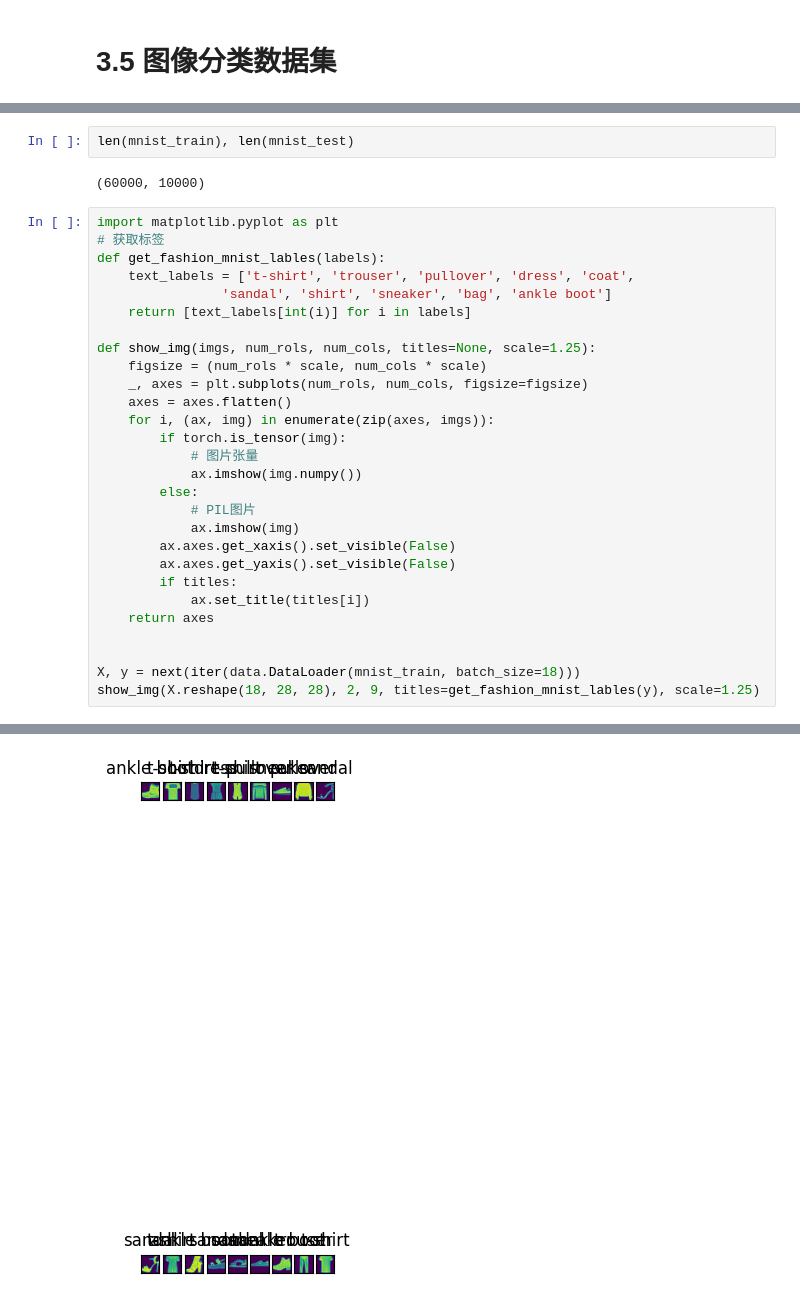
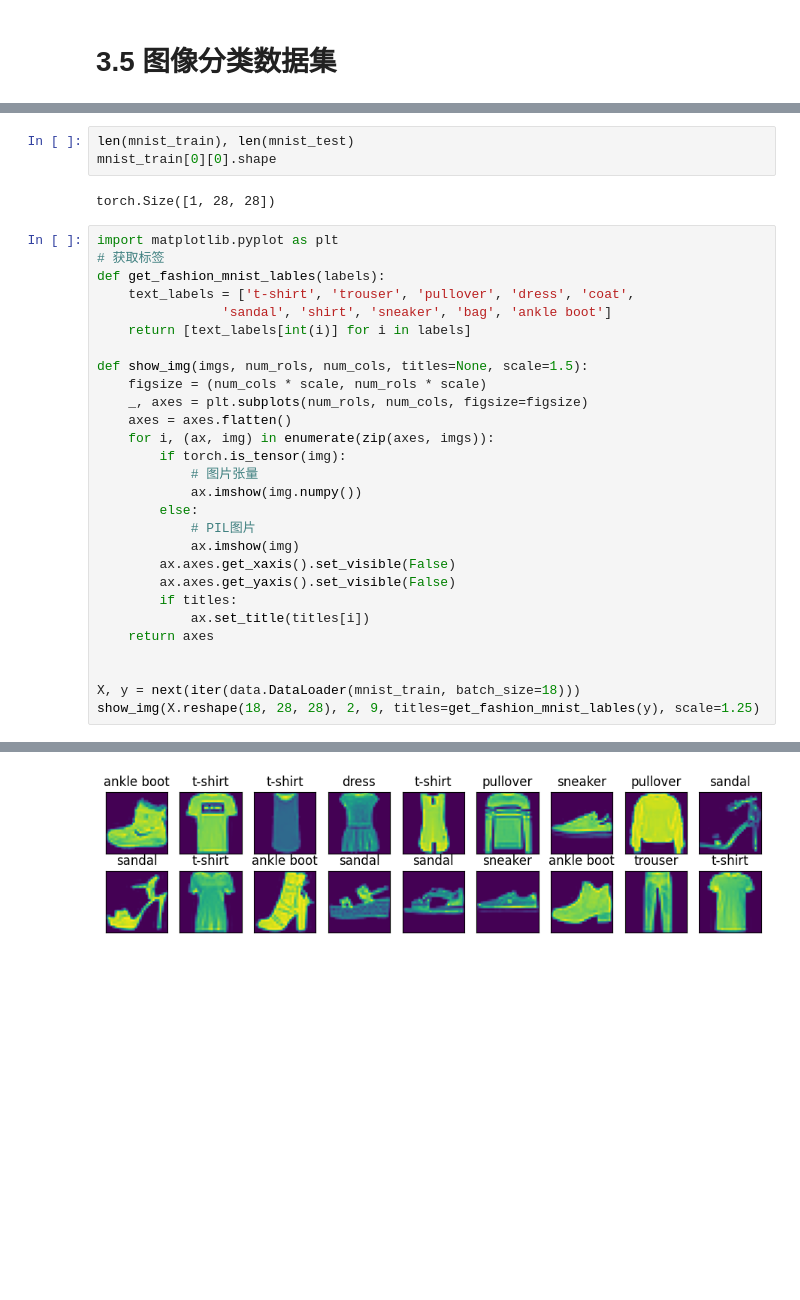
Before and after one commit to liguicheng595/Personal-Knowledge-Base, a Jupyter notebook: Deep-Learning/Dive_Into_Deep_Learning/chapter3线性神经网络.ipynb, the cells around one changed output, grey strips where cells are left out. Cells and saved outputs as stored; diff of their text form; blank space fills up the shorter version.

```diff
--- a/Deep-Learning/Dive_Into_Deep_Learning/chapter3线性神经网络.ipynb
+++ b/Deep-Learning/Dive_Into_Deep_Learning/chapter3线性神经网络.ipynb
@@ -222,8 +223,9 @@ mnist_test = torchvision.datasets.FashionMNIST(root='E:\Personal-Knowledge-Base\
                                                 train=False, transform=trans, download=True)
 # %%
 len(mnist_train), len(mnist_test)
+mnist_train[0][0].shape
 # %% [output]
-(60000, 10000)
+torch.Size([1, 28, 28])
 # %%
 import matplotlib.pyplot as plt
 # 获取标签
@@ -232,8 +234,8 @@ def get_fashion_mnist_lables(labels):
                 'sandal', 'shirt', 'sneaker', 'bag', 'ankle boot']
     return [text_labels[int(i)] for i in labels]
 
-def show_img(imgs, num_rols, num_cols, titles=None, scale=1.25):
-    figsize = (num_rols * scale, num_cols * scale)
+def show_img(imgs, num_rols, num_cols, titles=None, scale=1.5):
+    figsize = (num_cols * scale, num_rols * scale)
     _, axes = plt.subplots(num_rols, num_cols, figsize=figsize)
     axes = axes.flatten()
     for i, (ax, img) in enumerate(zip(axes, imgs)):
@@ -244,31 +246,31 @@ def show_img(imgs, num_rols, num_cols, titles=None, scale=1.25):
             # PIL图片
             ax.imshow(img)
         ax.axes.get_xaxis().set_visible(False)
         ax.axes.get_yaxis().set_visible(False)
         if titles:
             ax.set_title(titles[i])
     return axes
 
 
 X, y = next(iter(data.DataLoader(mnist_train, batch_size=18)))
 show_img(X.reshape(18, 28, 28), 2, 9, titles=get_fashion_mnist_lables(y), scale=1.25)
 # %% [output]
 array([<Axes: title={'center': 'ankle boot'}>,
        <Axes: title={'center': 't-shirt'}>,
        <Axes: title={'center': 't-shirt'}>,
        <Axes: title={'center': 'dress'}>,
        <Axes: title={'center': 't-shirt'}>,
        <Axes: title={'center': 'pullover'}>,
        <Axes: title={'center': 'sneaker'}>,
        <Axes: title={'center': 'pullover'}>,
        <Axes: title={'center': 'sandal'}>,
        <Axes: title={'center': 'sandal'}>,
        <Axes: title={'center': 't-shirt'}>,
        <Axes: title={'center': 'ankle boot'}>,
        <Axes: title={'center': 'sandal'}>,
        <Axes: title={'center': 'sandal'}>,
        <Axes: title={'center': 'sneaker'}>,
        <Axes: title={'center': 'ankle boot'}>,
        <Axes: title={'center': 'trouser'}>,
        <Axes: title={'center': 't-shirt'}>], dtype=object)
-[figure, old version]
+[figure, new version]
```
Also changed, not shown: parts of 20 cells of this notebook, 12 other files.
